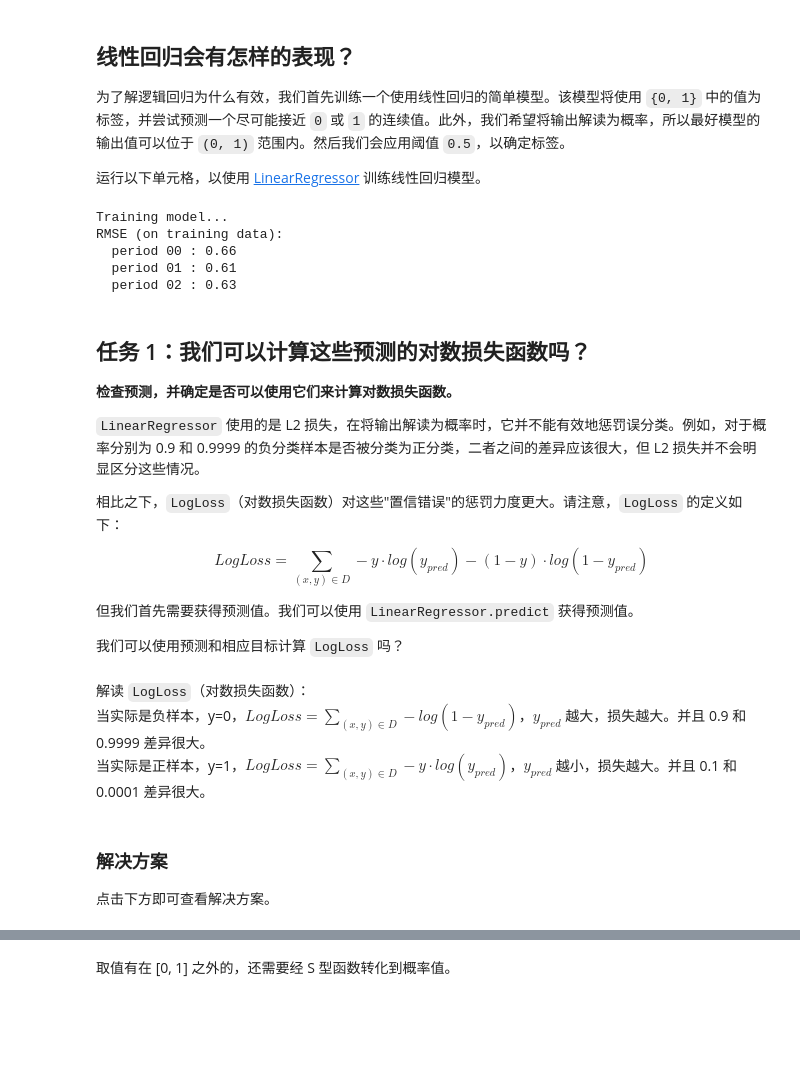
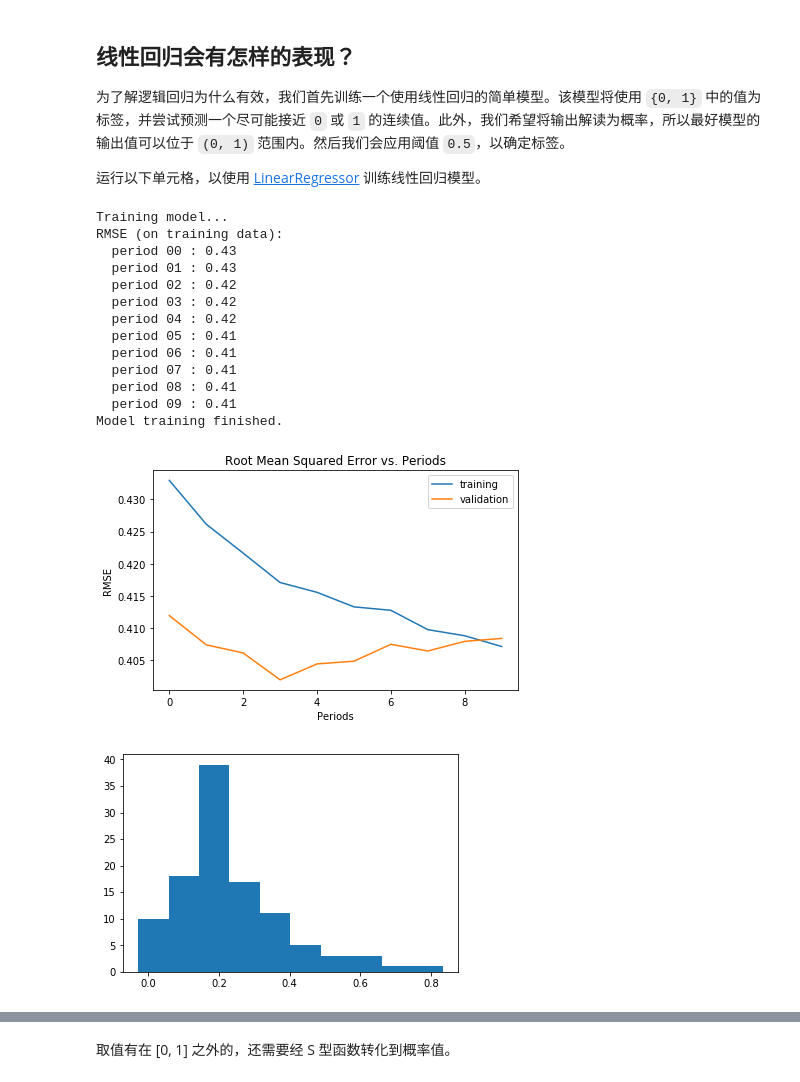
Before and after one commit to Baileyswu/google-tensorflow-tutor, a Jupyter notebook: 13. predict_death.ipynb, the cells around one changed output, grey strips where cells are left out. Drawn from its saved outputs; the diff is of its cells as text; code cells hidden in the pictures; blank space fills up the shorter version.

```diff
--- a/13. predict_death.ipynb
+++ b/13. predict_death.ipynb
@@ -448,42 +442,28 @@ def train_linear_regressor_model(
   return linear_regressor
 # %%
 linear_regressor = train_linear_regressor_model(
-    learning_rate=0.1,
-    steps=200,
+    learning_rate=0.001,
+    steps=800,
     batch_size=20,
     training_examples=training_examples,
     training_targets=training_targets,
     validation_examples=validation_examples,
     validation_targets=validation_targets)
 # %% [output]
 Training model...
 RMSE (on training data):
-  period 00 : 0.66
-  period 01 : 0.61
-  period 02 : 0.63
+  period 00 : 0.43
+  period 01 : 0.43
+  period 02 : 0.42
+  period 03 : 0.42
+  period 04 : 0.42
+  period 05 : 0.41
+  period 06 : 0.41
+  period 07 : 0.41
+  period 08 : 0.41
+  period 09 : 0.41
+Model training finished.
+[figure, added]
-# %% [markdown]
- ## 任务 1：我们可以计算这些预测的对数损失函数吗？
-
-**检查预测，并确定是否可以使用它们来计算对数损失函数。**
-
-`LinearRegressor` 使用的是 L2 损失，在将输出解读为概率时，它并不能有效地惩罚误分类。例如，对于概率分别为 0.9 和 0.9999 的负分类样本是否被分类为正分类，二者之间的差异应该很大，但 L2 损失并不会明显区分这些情况。
-
-相比之下，`LogLoss`（对数损失函数）对这些"置信错误"的惩罚力度更大。请注意，`LogLoss` 的定义如下：
-
-$$Log Loss = \sum_{(x,y)\in D} -y \cdot log(y_{pred}) - (1 - y) \cdot log(1 - y_{pred})$$
-
-
-但我们首先需要获得预测值。我们可以使用 `LinearRegressor.predict` 获得预测值。
-
-我们可以使用预测和相应目标计算 `LogLoss` 吗？
-# %% [markdown]
-解读 `LogLoss`（对数损失函数）：
-当实际是负样本，y=0，$Log Loss = \sum_{(x,y)\in D} - log(1 - y_{pred})$，$y_{pred}$ 越大，损失越大。并且 0.9 和 0.9999 差异很大。
-当实际是正样本，y=1，$Log Loss = \sum_{(x,y)\in D} -y \cdot log(y_{pred})$，$y_{pred}$ 越小，损失越大。并且 0.1 和 0.0001 差异很大。
-# %% [markdown]
- ### 解决方案
-
-点击下方即可查看解决方案。
 # %%
 predict_validation_input_fn = lambda: my_input_fn(
     validation_examples,
@@ -495,6 +475,8 @@ validation_predictions = linear_regressor.predict(input_fn=predict_validation_in
 validation_predictions = np.array([item['predictions'][0] for item in validation_predictions])
 
 _ = plt.hist(validation_predictions)
+# %% [output]
+[figure, added]
 # %%
 validation_predictions_dataframe = pd.DataFrame()
 validation_predictions_dataframe['predictions'] = validation_predictions
```
Also changed, not shown: parts of 12 cells of this notebook.
